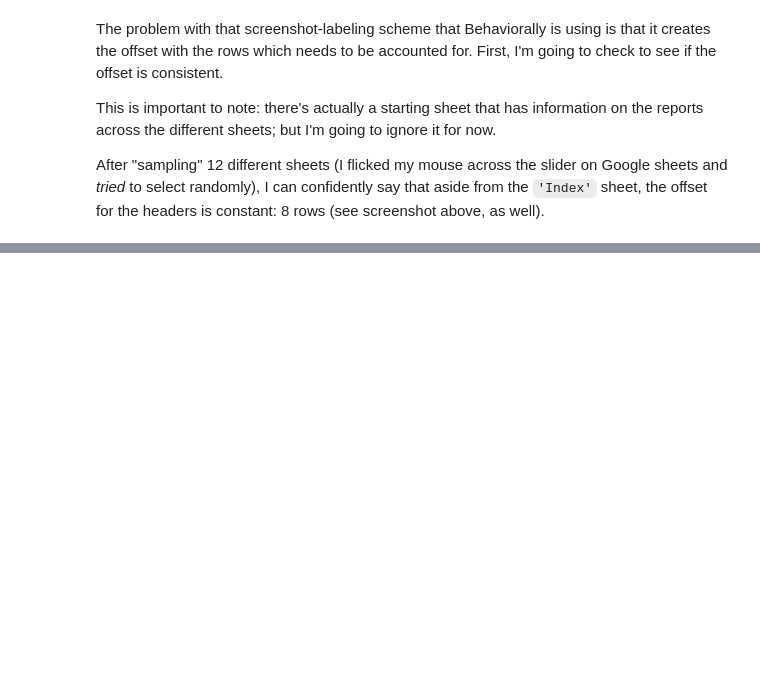
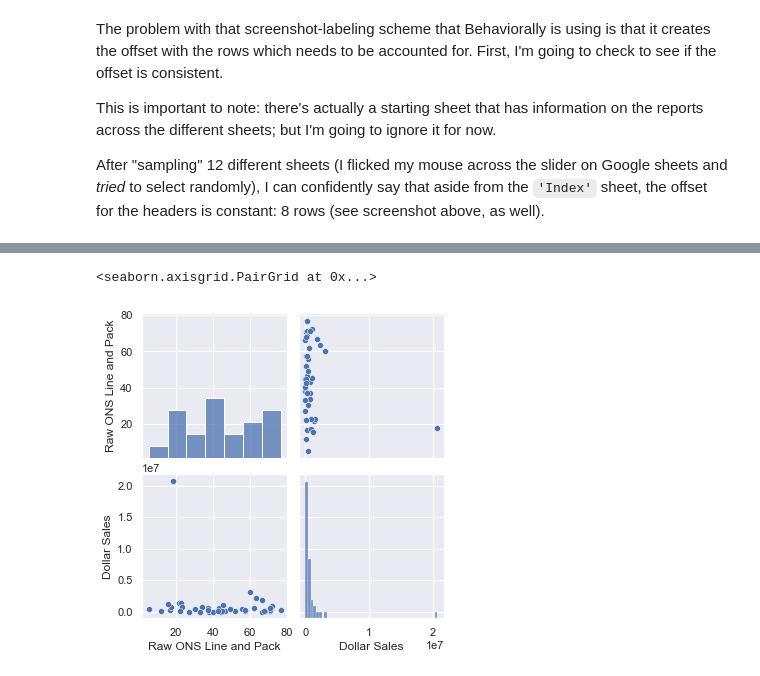
Before and after one commit to mess-clarifai/behaviorally, a Jupyter notebook: notebooks/project-forensics.ipynb, the cells around one changed output, grey strips where cells are left out. Saved outputs shown, nothing was run; the diff lists cells and outputs as text; code cells hidden in the pictures; blank space fills up the shorter version.

Commit message:
data aggregation done, and correlation plot sketched

```diff
--- a/notebooks/project-forensics.ipynb
+++ b/notebooks/project-forensics.ipynb
@@ -226,0 +476,2 @@ d[k].head()
+# %%
+results_agg = results.groupby('item_id').mean()
@@ -226,0 +495,2 @@ d[k].head()
+# %%
+results_agg['Dollar Sales'] = None
@@ -226,0 +502,28 @@ d[k].head()
+# %%
+## This certainly ain't optimal...
+
+# from collections import defaultdict
+# d = defaultdict(list)
+
+d = {}
+
+pbar = tqdm(reports.iterrows(), total=reports.shape[0])
+
+for i, row in pbar:  # each row will correspond to an item. need to look up UPC 10 digit
+    upc = row['UPC 10 digit']
+    match, score = process.extractOne(upc, results['upc'].unique())
+    # print(f"'UPC 10 digit': {upc}, Fuzzy Match: {match}, {len(str(match))}-digit Score: {score}")
+
+    dollar_sales = reports_agg.loc[upc]
+
+    item_id = results.loc[results['upc'] == match, 'item_id'].values[0]  # should all be the same
+    # print(item_id, results_agg.loc[item_id, 'Raw ONS Line and Pack'])
+
+    results_agg.loc[item_id, 'Dollar Sales'] = dollar_sales
+
+    # d[match].append(upc)
+    d[upc] = match
+
+d = dict(d)
+# %%
+results_agg = results_agg[~pd.isna(results_agg['Dollar Sales'])]
@@ -226,0 +551,5 @@ d[k].head()
+# %%
+sns.pairplot(data=results_agg)
+# %% [output]
+<seaborn.axisgrid.PairGrid at 0x...>
+[figure, added]
```
Also changed, not shown: parts of 46 cells of this notebook.
